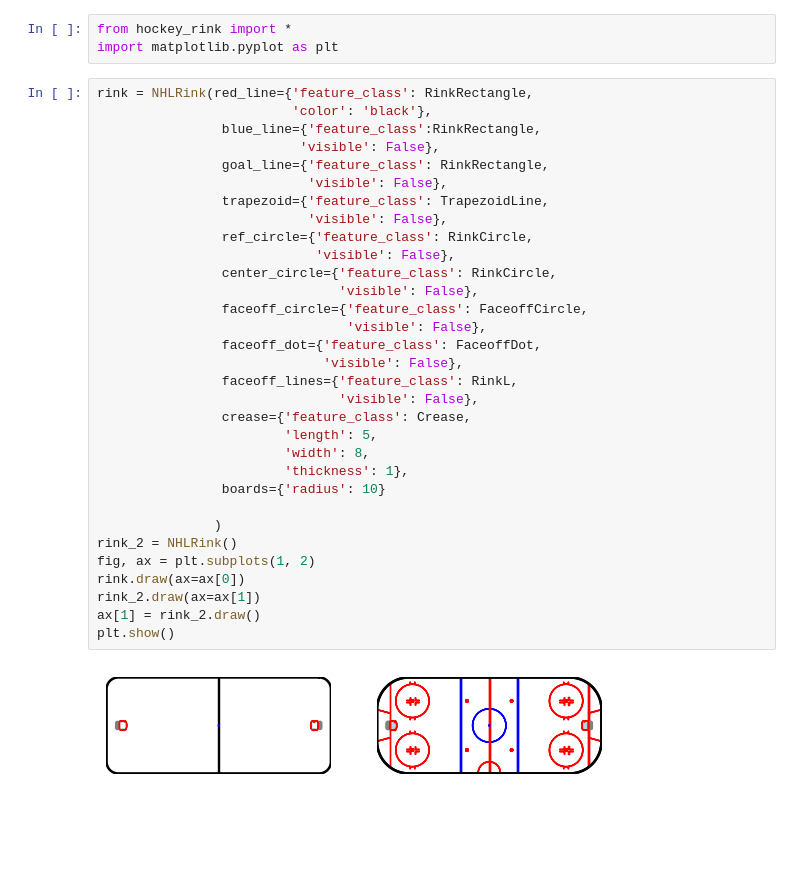
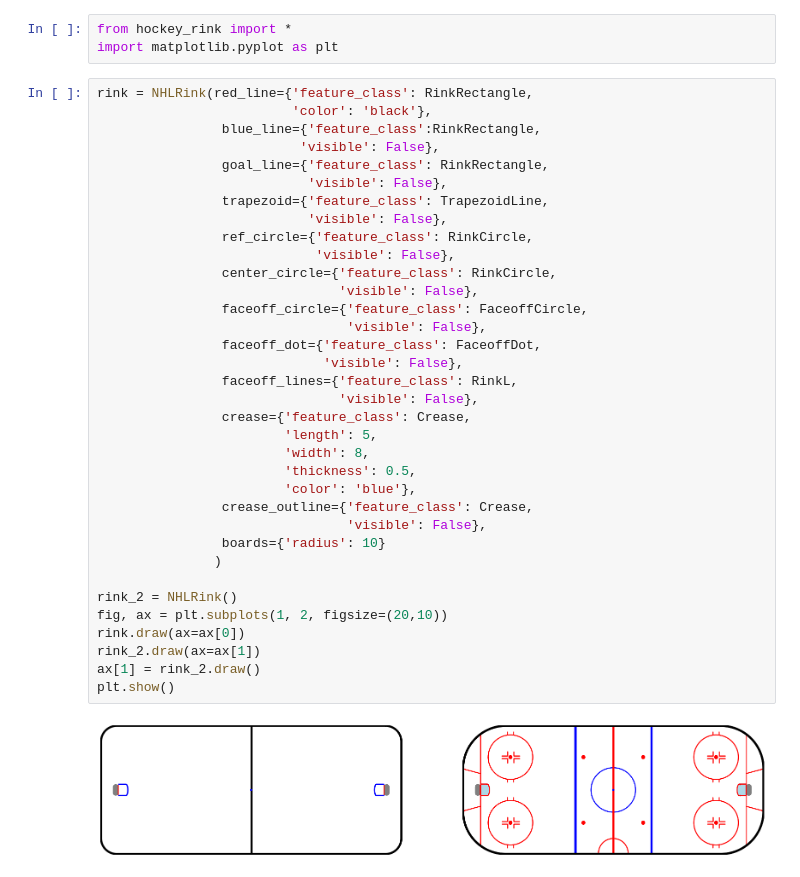
Before and after one commit to ansson77/sabastats, a Jupyter notebook: draw_shots.ipynb, the cells around one changed output. Cells and saved outputs as stored; diff of their text form; blank space fills up the shorter version.

```diff
--- a/draw_shots.ipynb
+++ b/draw_shots.ipynb
@@ -6,34 +6,37 @@ import matplotlib.pyplot as plt
 # %%
 rink = NHLRink(red_line={'feature_class': RinkRectangle,
                          'color': 'black'},
                 blue_line={'feature_class':RinkRectangle,
                           'visible': False},
                 goal_line={'feature_class': RinkRectangle,
                            'visible': False},
                 trapezoid={'feature_class': TrapezoidLine,
                            'visible': False},
                 ref_circle={'feature_class': RinkCircle,
                             'visible': False},
                 center_circle={'feature_class': RinkCircle,
                                'visible': False},
                 faceoff_circle={'feature_class': FaceoffCircle,
                                 'visible': False},
                 faceoff_dot={'feature_class': FaceoffDot,
                              'visible': False},
                 faceoff_lines={'feature_class': RinkL,
                                'visible': False},
                 crease={'feature_class': Crease,
                         'length': 5,
                         'width': 8,
-                        'thickness': 1},
+                        'thickness': 0.5,
+                        'color': 'blue'},
+                crease_outline={'feature_class': Crease,
+                                'visible': False},
                 boards={'radius': 10}
+               )
 
-               )
 rink_2 = NHLRink()
-fig, ax = plt.subplots(1, 2)
+fig, ax = plt.subplots(1, 2, figsize=(20,10))
 rink.draw(ax=ax[0])
 rink_2.draw(ax=ax[1])
 ax[1] = rink_2.draw()
 plt.show()
 # %% [output]
-[figure, old version]
+[figure, new version]
```
